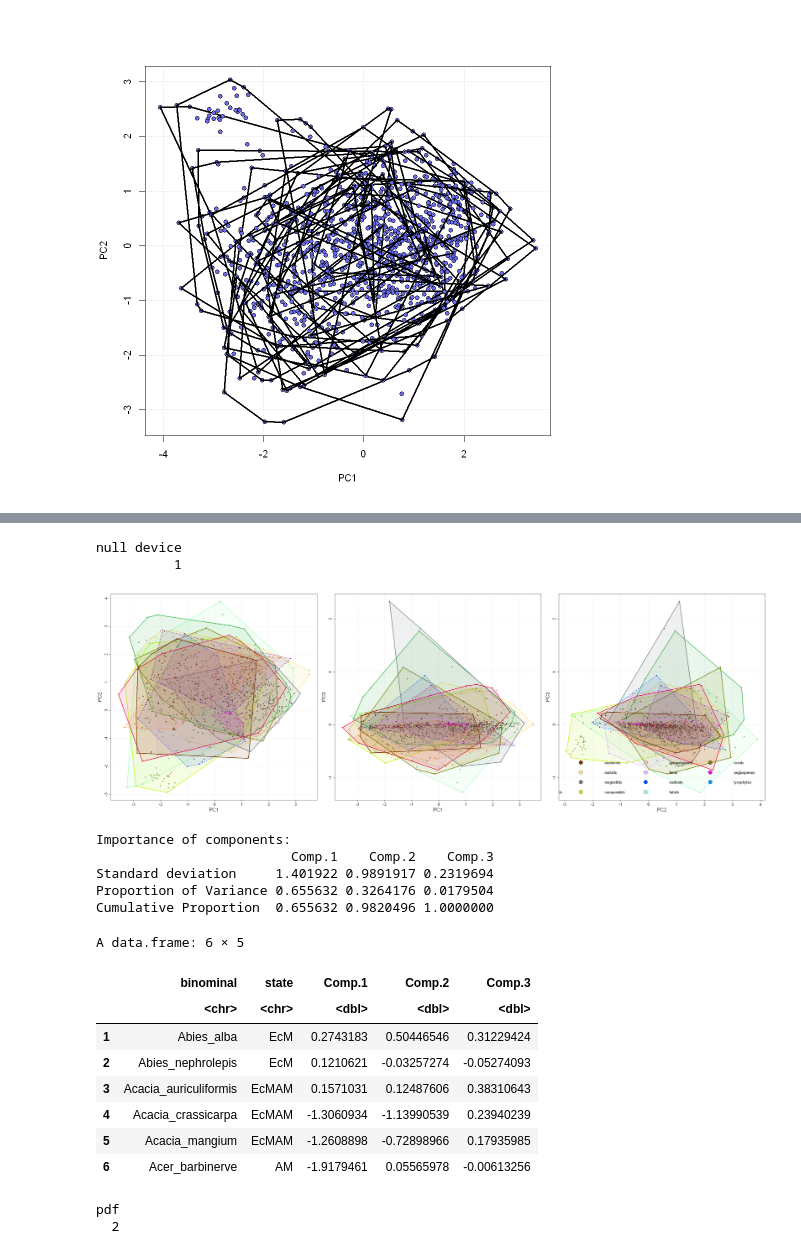
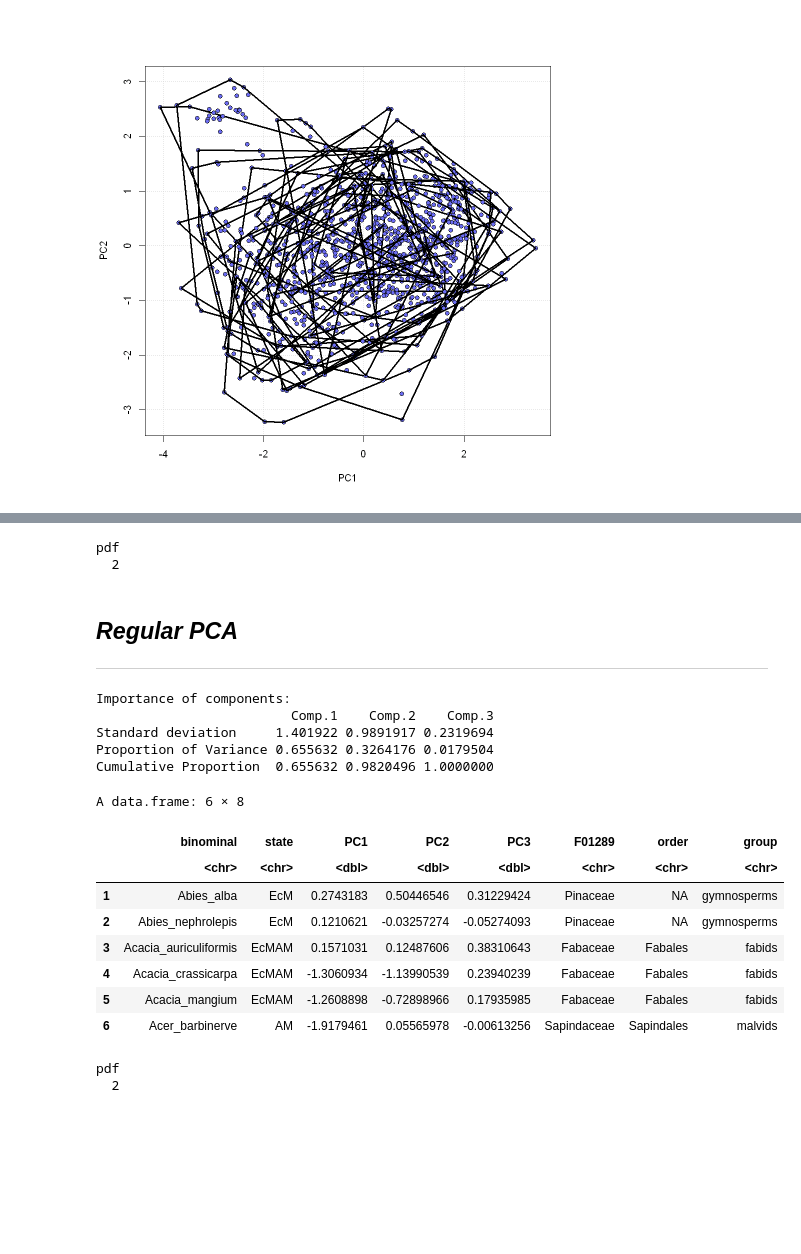
Before and after one commit to anoban/phd, a Jupyter notebook: R/notebooks/phypca.ipynb, the cells around one changed output, grey strips where cells are left out. Cells and saved outputs as stored; diff of their text form; code cells hidden in the pictures; blank space fills up the shorter version.

```diff
--- a/R/notebooks/phypca.ipynb
+++ b/R/notebooks/phypca.ipynb
@@ -432,5 +433,5 @@ null device
 # %%
-# png(filename = "../../plots/ppca-taxa-supp.png", width = 30, height = 10, units = "in", res = 500, type = "cairo-png")
+png(filename = "../../plots/ppca-taxa-supp.png", width = 30, height = 10, units = "in", res = 500, type = "cairo-png")
 par(mfrow = c(1, 3), mar = c(5, 5, 1, 1))
 options(repr.plot.width = 30, repr.plot.height = 10)
 
@@ -448,11 +449,13 @@ for (pairs in list(c("PC1", "PC2"), c("PC1", "PC3"), c("PC2", "PC3"))){
     }
 }
 
-legend("bottomright", legend = names(APG4_COLOURS), pt.bg = APG4_COLOURS, pch = 21, pt.cex = 3.5, horiz = FALSE, ncol = 4, bty = "n", y.intersp = 1.5, x.intersp = 1.2, text.width = 0.75, cex = 1.5)
+legend(x = -3.0, y = 2.5, legend = names(APG4_COLOURS), pt.bg = APG4_COLOURS, pch = 21, pt.cex = 3.5, horiz = FALSE, ncol = 3, bty = "n", y.intersp = 1.5, x.intersp = 1.2, text.width = 0.85, cex = 1.5)
 
 dev.off()
 # %% [output]
-null device
-          1
+pdf
+  2
-[figure, removed]
+# %% [markdown]
+## ___Regular PCA___
+-----------------
 # %%
@@ -469,17 +470,19 @@ Cumulative Proportion  0.655632 0.9820496 1.0000000
 # %%
 scores <- as.data.frame(pc$scores)
 scores$binominal <- rownames(scores)
 rownames(scores) <- NULL
 scores <- merge(x = states, by.x = "binominal", y = scores, by.y = "binominal")
+colnames(scores) <- c("binominal", "state", "PC1", "PC2", "PC3")
+scores <- merge(x = scores, y = apg4, by = "binominal")
 
 head(scores)
 # %% [output]
-A data.frame: 6 × 5
+A data.frame: 6 × 8
-|  | binominal | state | Comp.1 | Comp.2 | Comp.3 |
-|  | <chr> | <chr> | <dbl> | <dbl> | <dbl> |
-| 1 | Abies_alba | EcM | 0.2743183 | 0.50446546 | 0.31229424 |
-| 2 | Abies_nephrolepis | EcM | 0.1210621 | -0.03257274 | -0.05274093 |
-| 3 | Acacia_auriculiformis | EcMAM | 0.1571031 | 0.12487606 | 0.38310643 |
-| 4 | Acacia_crassicarpa | EcMAM | -1.3060934 | -1.13990539 | 0.23940239 |
-| 5 | Acacia_mangium | EcMAM | -1.2608898 | -0.72898966 | 0.17935985 |
-| 6 | Acer_barbinerve | AM | -1.9179461 | 0.05565978 | -0.00613256 |
+|  | binominal | state | PC1 | PC2 | PC3 | F01289 | order | group |
+|  | <chr> | <chr> | <dbl> | <dbl> | <dbl> | <chr> | <chr> | <chr> |
+| 1 | Abies_alba | EcM | 0.2743183 | 0.50446546 | 0.31229424 | Pinaceae | NA | gymnosperms |
+| 2 | Abies_nephrolepis | EcM | 0.1210621 | -0.03257274 | -0.05274093 | Pinaceae | NA | gymnosperms |
+| 3 | Acacia_auriculiformis | EcMAM | 0.1571031 | 0.12487606 | 0.38310643 | Fabaceae | Fabales | fabids |
+| 4 | Acacia_crassicarpa | EcMAM | -1.3060934 | -1.13990539 | 0.23940239 | Fabaceae | Fabales | fabids |
+| 5 | Acacia_mangium | EcMAM | -1.2608898 | -0.72898966 | 0.17935985 | Fabaceae | Fabales | fabids |
+| 6 | Acer_barbinerve | AM | -1.9179461 | 0.05565978 | -0.00613256 | Sapindaceae | Sapindales | malvids |
```
Also changed, not shown: parts of 7 cells of this notebook.
